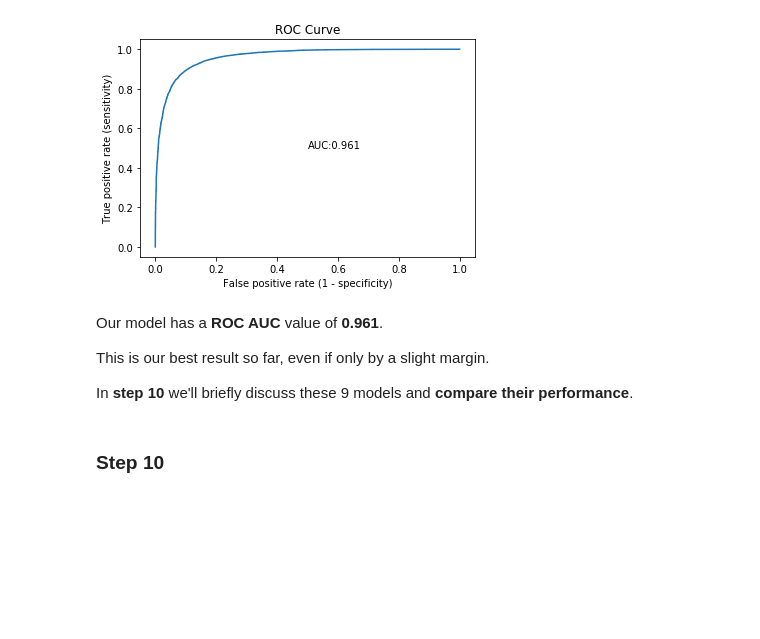
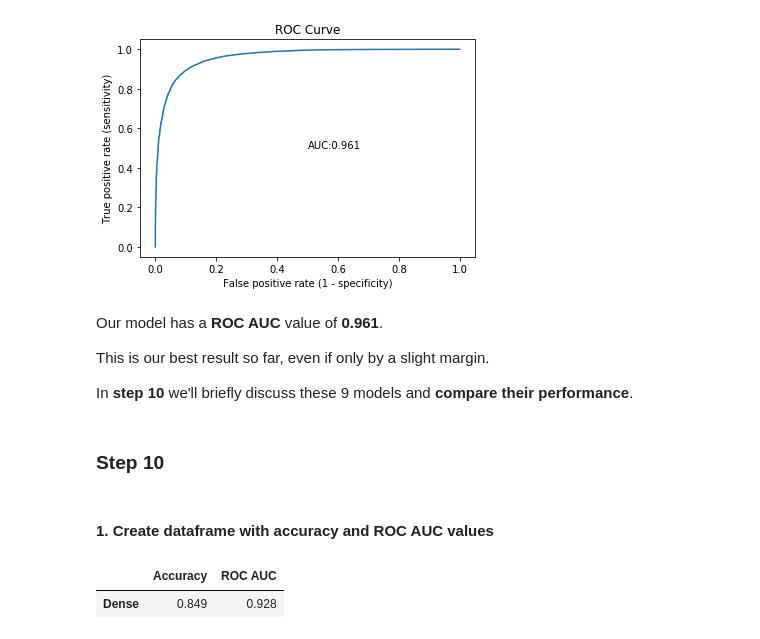
Before and after one commit to j-n-t/natural_language_processing, a Jupyter notebook: Text Classification with Neural Networks.ipynb, the cells around one changed output. Saved outputs shown, nothing was run; the diff lists cells and outputs as text; code cells hidden in the pictures; blank space fills up the shorter version.

Commit message:
feat: Create dataframe with accuracy and ROC AUC values

```diff
--- a/Text Classification with Neural Networks.ipynb
+++ b/Text Classification with Neural Networks.ipynb
@@ -283,9 +283,9 @@ The **highest validation accuracy** and **lowest validation loss** is achieved i
 # %% [markdown]
 #### 10. Make predictions with the test set
 # %%
-# load parameters of epoch 2
+# load parameters of epoch 1
 
-model.load_weights(output_dir+"/weights.02.hdf5")
+model.load_weights(output_dir+"/weights.01.hdf5")
 # %%
 # in Keras, for this specific case, we can use both predict() and predict_proba() to get the predicted probabilities
 
@@ -376,13 +376,13 @@ import matplotlib.pyplot as plt
 # %%
 fpr, tpr, thresh = roc_curve(y_test, predictions)
 
-area_uc = auc(fpr, tpr)
+area_uc_dense = auc(fpr, tpr)
 
 plt.figure(figsize=(6,4))
 plt.plot(fpr, tpr)
 plt.xlabel('False positive rate (1 - specificity)')
 plt.ylabel('True positive rate (sensitivity)')
-plt.text(0.5, 0.5, 'AUC:{:.3f}'.format(area_uc))
+plt.text(0.5, 0.5, 'AUC:{:.3f}'.format(area_uc_dense))
 plt.title('ROC Curve');
 # %% [output]
 [figure]
@@ -390,0 +391,8 @@ Our dense model has a **ROC AUC** value of **0.924**.
+# %%
+# create a model_scores dictionary to store the accuracy and ROC AUC of each model
+
+model_scores = {'model': [], 'accuracy': [], 'roc_auc': []}
+
+model_scores['model'].append(model.name)
+model_scores['accuracy'].append('{:.3f}'.format(acc_dense))
+model_scores['roc_auc'].append('{:.3f}'.format(area_uc_dense))
@@ -1893,3 +1912,15 @@ This is our best result so far, even if only by a slight margin.
 In **step 10** we'll briefly discuss these 9 models and **compare their performance**.
 # %% [markdown]
 ### Step 10
+# %% [markdown]
+#### 1. Create dataframe with accuracy and ROC AUC values
+# %%
+df_models = pd.DataFrame(model_scores, columns = ['accuracy', 'roc_auc'],
+                         index = model_scores['model'])
+
+df_models.columns = ['Accuracy', 'ROC AUC']
+# %%
+df_models
+# %% [output]
+|  | Accuracy | ROC AUC |
+| Dense | 0.849 | 0.928 |
```
Also changed, not shown: parts of 15 cells of this notebook.
